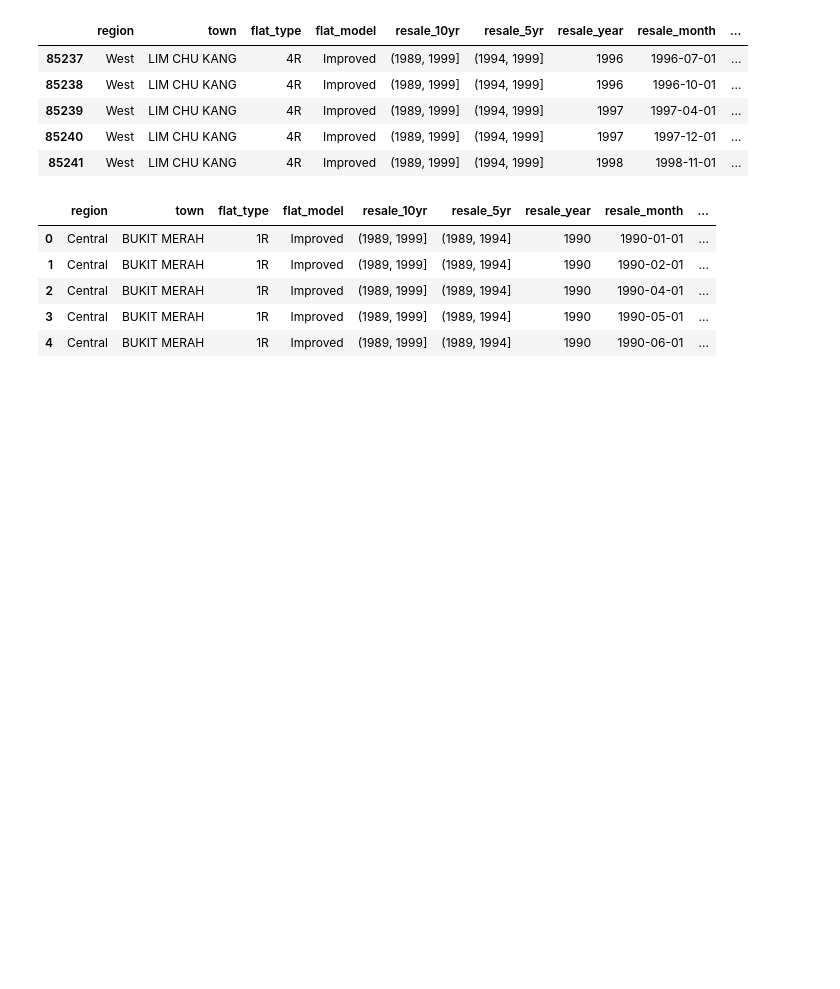
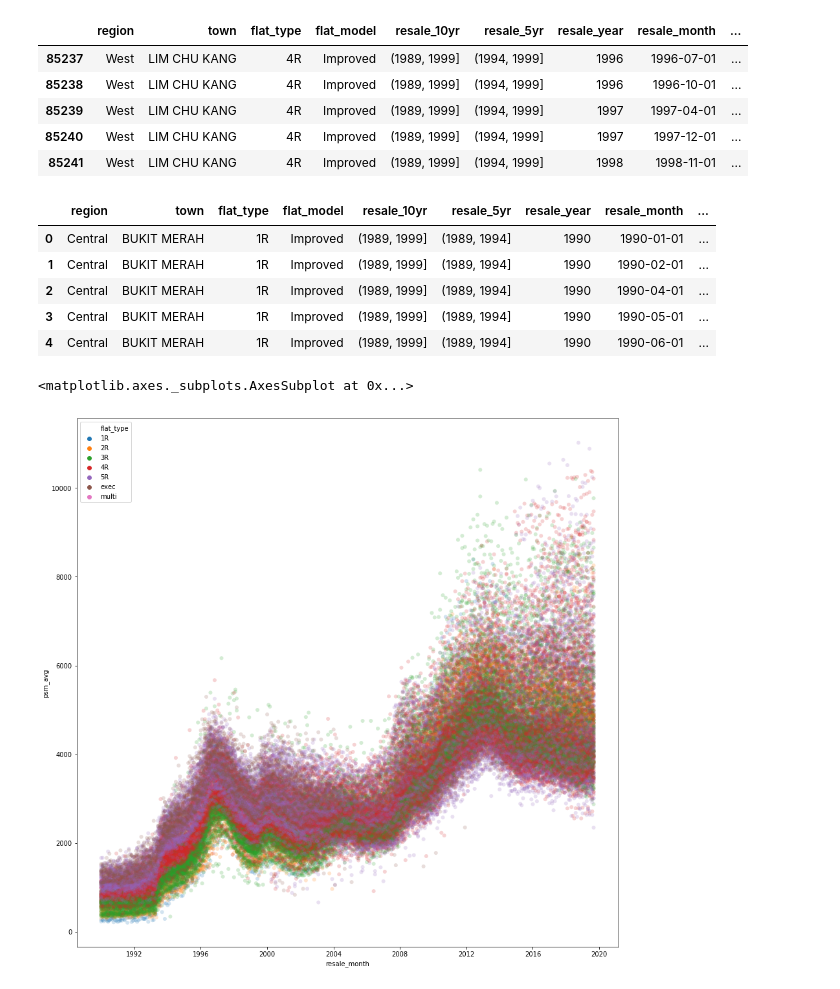
Before and after one commit to ravi-gopalan/singapore_hdb_price_analysis, a Jupyter notebook: singapore_hdb_resale_transactions.ipynb, the cells around one changed output. Cells and saved outputs as stored; diff of their text form; code cells hidden in the pictures; blank space fills up the shorter version.

```diff
--- a/singapore_hdb_resale_transactions.ipynb
+++ b/singapore_hdb_resale_transactions.ipynb
@@ -1037,6 +1017,3 @@ floor_area_sqm_mean      85242 non-null object
 floor_area_sqm_median    85242 non-null object
 dtypes: object(8)
 memory usage: 5.9+ MB
-# %%
-df_grouped_updated_1.dtypes =
-df_grouped_updated_2.head()
@@ -1122,7 +1084,7 @@ memory usage: 10.4+ MB
 | 85240 | West | LIM CHU KANG | 4R | Improved | (1989, 1999] | (1994, 1999] | 1997 | 1997-12-01 | ... |
 | 85241 | West | LIM CHU KANG | 4R | Improved | (1989, 1999] | (1994, 1999] | 1998 | 1998-11-01 | ... |
 # %%
-df_updated['resale_price_avg'] = df_updated['resale_price_sum']/df_updated['floor_area_sqm_sum']
+df_updated['psm_avg'] = df_updated['resale_price_sum']/df_updated['floor_area_sqm_sum']
 df_updated.head()
 # %% [output]
 |  | region | town | flat_type | flat_model | resale_10yr | resale_5yr | resale_year | resale_month | ... |
@@ -1131,3 +1093,14 @@ df_updated.head()
 | 2 | Central | BUKIT MERAH | 1R | Improved | (1989, 1999] | (1989, 1994] | 1990 | 1990-04-01 | ... |
 | 3 | Central | BUKIT MERAH | 1R | Improved | (1989, 1999] | (1989, 1994] | 1990 | 1990-05-01 | ... |
 | 4 | Central | BUKIT MERAH | 1R | Improved | (1989, 1999] | (1989, 1994] | 1990 | 1990-06-01 | ... |
+# %%
+flat_ranking = ['1R', '2R', '3R', '4R', '5R', 'exec', 'multi']
+
+f, ax = plt.subplots(figsize=(15, 15))
+sns.scatterplot(x='resale_month', y='psm_avg', data=df_updated,
+                hue='flat_type', hue_order=flat_ranking,
+                linewidth=0,
+                ax=ax,alpha=0.2)
+# %% [output]
+<matplotlib.axes._subplots.AxesSubplot at 0x...>
+[figure, added]
```
Also changed, not shown: parts of 10 cells of this notebook.
